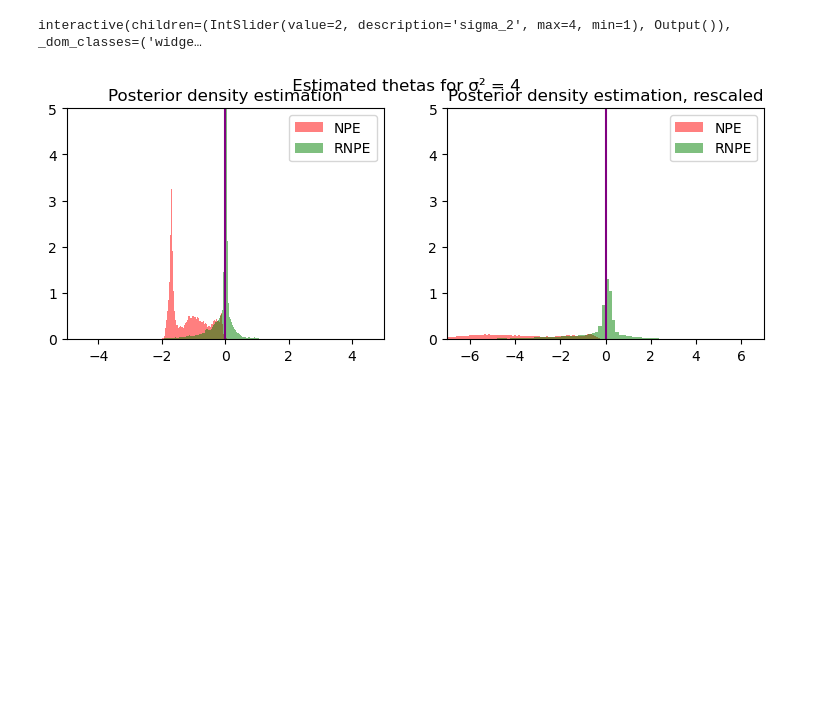
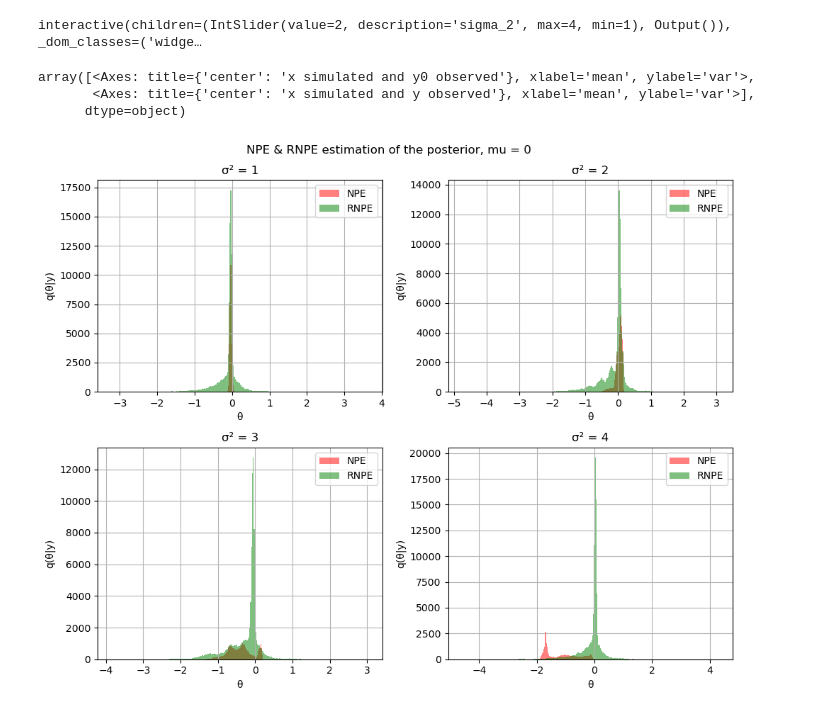
Before and after one commit to MouzaouiMatthieu/PFE, a Jupyter notebook: Robust_NPE.ipynb, the cells around one changed output. Saved outputs shown, nothing was run; the diff lists cells and outputs as text; code cells hidden in the pictures; blank space fills up the shorter version.

```diff
--- a/Robust_NPE.ipynb
+++ b/Robust_NPE.ipynb
@@ -536,19 +536,33 @@ def plot_npe_rnpe(sigma_2=2):
     plot_thetas_scaled(npe,rnpe,theta_mean,theta_std,sigma_2)
 # %% [output]
 interactive(children=(IntSlider(value=2, description='sigma_2', max=4, min=1), Output()), _dom_classes=('widge…
-# %%
-import imageio
-
-# Liste pour stocker les images individuelles
-images = []
-
-# Appel à la fonction interact pour générer les graphiques et les enregistrer comme images
-for sigma in range(1, 5):
-    plot_npe_rnpe(sigma_2=sigma)
-    plt.savefig(f"plot_{sigma}.png")  # Enregistre l'image en PNG
-    images.append(imageio.imread(f"plot_{sigma}.png"))
-
-# Enregistre les images en tant que GIF
-imageio.mimsave("widget.gif", images, duration=2000.0)
-# %% [output]
-[figure, removed]
+# %%
+axs
+# %% [output]
+array([<Axes: title={'center': 'x simulated and y0 observed'}, xlabel='mean', ylabel='var'>,
+       <Axes: title={'center': 'x simulated and y observed'}, xlabel='mean', ylabel='var'>],
+      dtype=object)
+# %%
+fig, axs = plt.subplots(2, 2, figsize=(10, 8))
+res_path = "results.npy"
+res = np.load(res_path, allow_pickle=True)
+for sigma_2 in sigmas_2:
+    npe = res.item()[sigma_2]['theta_NPE']
+    rnpe = res.item()[sigma_2]['theta_RNPE']
+    row = (sigma_2 - 1) // 2
+    col = (sigma_2 - 1) % 2
+    ax = axs[row, col]
+    ax.hist(npe.squeeze().detach().numpy(), label='NPE', bins=300, color='red', alpha=0.5)
+    ax.hist(rnpe.squeeze().detach().numpy(), label='RNPE', bins=300, color='green', alpha=0.5)
+    #Mettre true mu
+    ax.set_title(f"σ² = {sigma_2}")
+    ax.set_xlabel("θ")
+    ax.set_ylabel("q(θ|y)")
+    ax.grid(True)
+    ax.legend()
+fig.suptitle(f"NPE & RNPE estimation of the posterior, mu = {mu}")
+
+plt.tight_layout()
+plt.show()
+# %% [output]
+[figure, added]
```
